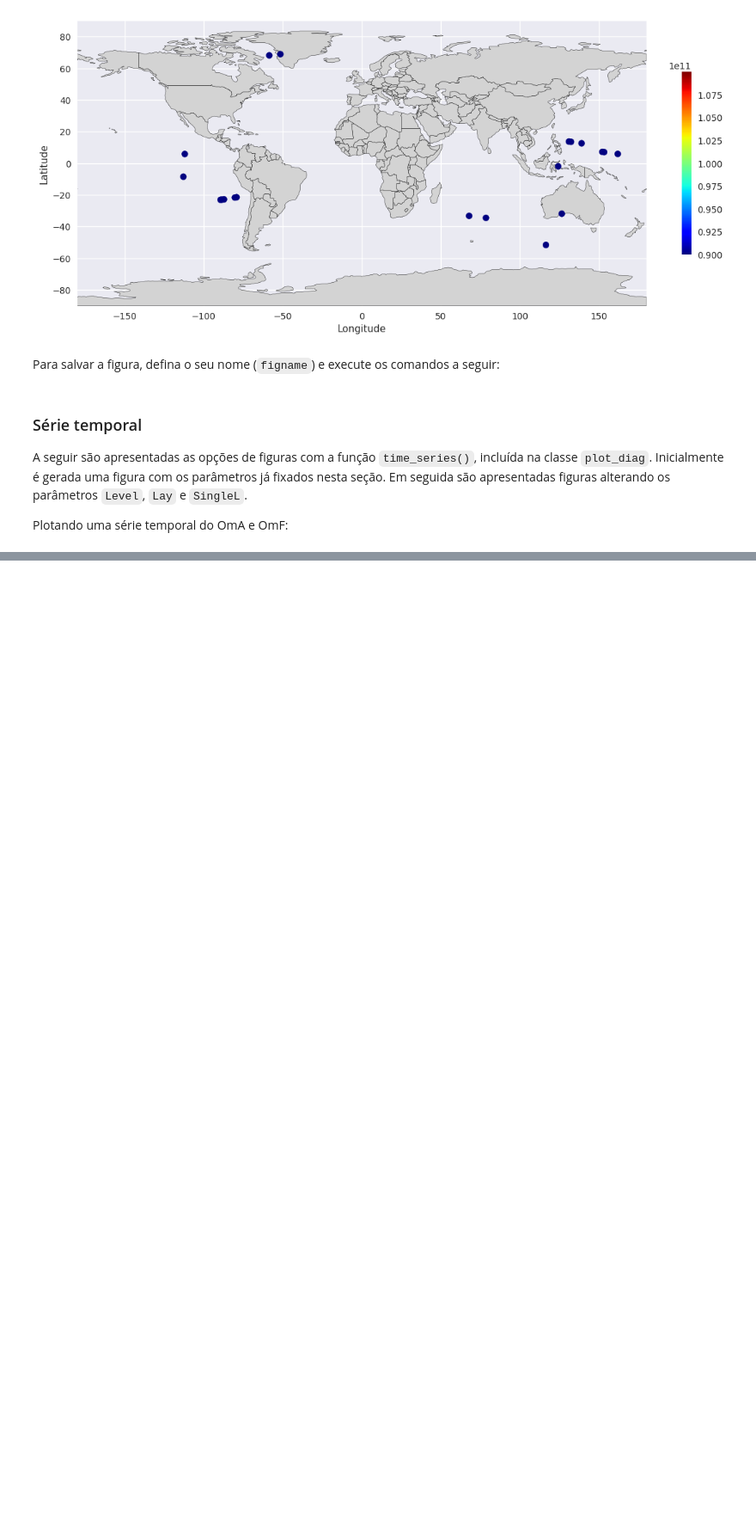
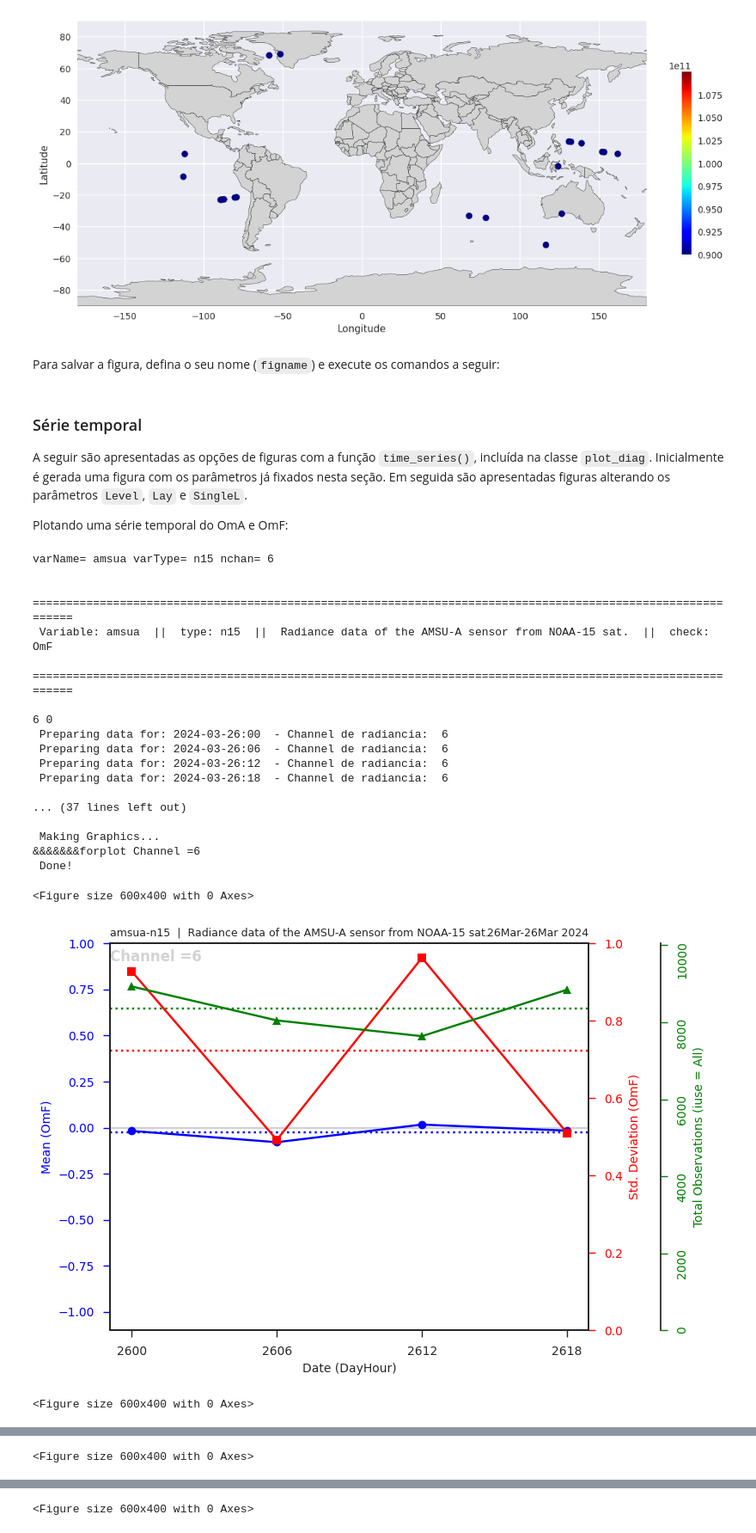
Before and after one commit to viezelc/readDiag, a Jupyter notebook: notebooks/readDiag_radia_serie_sapu.ipynb, the cells around one changed output, grey strips where cells are left out. Shown: that part at 86% size. Saved outputs shown, nothing was run; the diff lists cells and outputs as text; code cells hidden in the pictures; blank space fills up the shorter version.

Commit message:
adicionando modificações na função time_serie_radi funcionando em teste para um canal.

```diff
--- a/notebooks/readDiag_radia_serie_sapu.ipynb
+++ b/notebooks/readDiag_radia_serie_sapu.ipynb
@@ -50,10 +50,10 @@ varType = 'n15'   #220
 dateIni = '2024032600'
 dateFin = '2024032618'
 nHour = '6'
-vminOMA = -2.0
-vmaxOMA = 2.0
+vminOMA = -1.0
+vmaxOMA = 1.0
 vminSTD = 0.0
-vmaxSTD = 14.0
+vmaxSTD = 1.0
 Level = 1000
 Lay = 15
 SingleL = 'OneL'
@@ -280,3 +280,44 @@ Para salvar a figura, defina o seu nome (`figname`) e execute os comandos a segu
 A seguir são apresentadas as opções de figuras com a função `time_series()`, incluída na classe `plot_diag`. Inicialmente é gerada uma figura com os parâmetros já fixados nesta seção. Em seguida são apresentadas figuras alterando os parâmetros `Level`, `Lay` e `SingleL`.
 
 Plotando uma série temporal do OmA e OmF:
+# %%
+varName = 'amsua'
+varType = 'n15'
+nchan= 6
+print('varName=',varName,'varType=',varType,'nchan=',nchan)
+
+gd.plot_diag.time_series_radi(gdf_list,
+                         varName=varName,
+                         varType=varType,
+                         dateIni=dateIni,
+                         dateFin=dateFin,
+                         nHour=nHour,
+                         vminOMA=vminOMA,
+                         vmaxOMA=vmaxOMA,
+                         vminSTD=vminSTD,
+                         vmaxSTD=vmaxSTD,
+                         channel=nchan,
+                         Lay=Lay,
+                         SingleL="OneL",
+                         Clean=False)
+# %% [output]
+varName= amsua varType= n15 nchan= 6
+
+ =============================================================================================================
+ Variable: amsua  ||  type: n15  ||  Radiance data of the AMSU-A sensor from NOAA-15 sat.  ||  check: OmF
+ =============================================================================================================
+
+6 0
+ Preparing data for: 2024-03-26:00  - Channel de radiancia:  6
+ Preparing data for: 2024-03-26:06  - Channel de radiancia:  6
+ Preparing data for: 2024-03-26:12  - Channel de radiancia:  6
+ Preparing data for: 2024-03-26:18  - Channel de radiancia:  6
+
+... (37 lines left out)
+
+ Making Graphics...
+&&&&&&&forplot Channel =6
+ Done!
+<Figure size 600x400 with 0 Axes>
+[figure, added]
+<Figure size 600x400 with 0 Axes>
@@ -282,0 +325 @@ Plotando uma série temporal do OmA e OmF:
+<Figure size 600x400 with 0 Axes>
@@ -282,0 +327 @@ Plotando uma série temporal do OmA e OmF:
+<Figure size 600x400 with 0 Axes>
```
Also changed, not shown: parts of 5 cells of this notebook, 2 other files.
